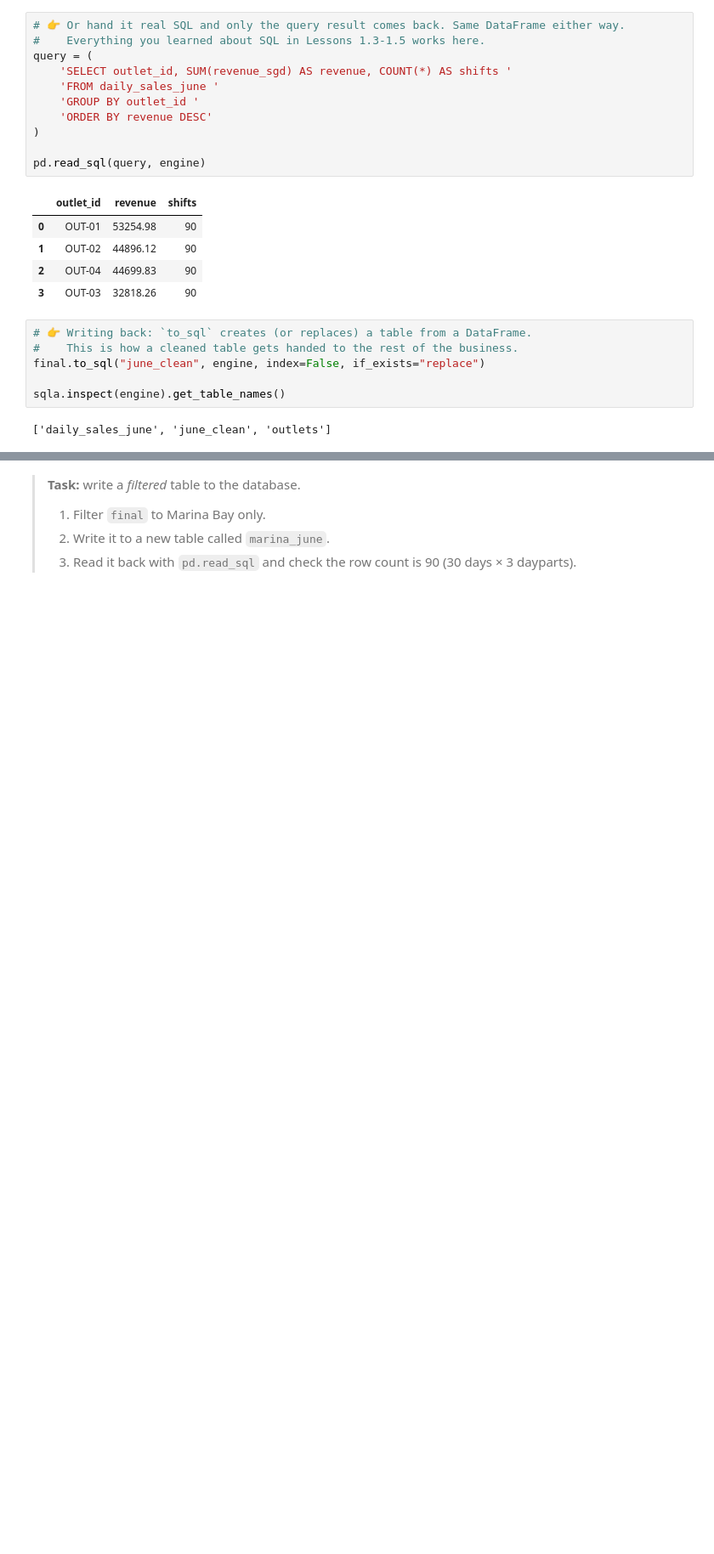
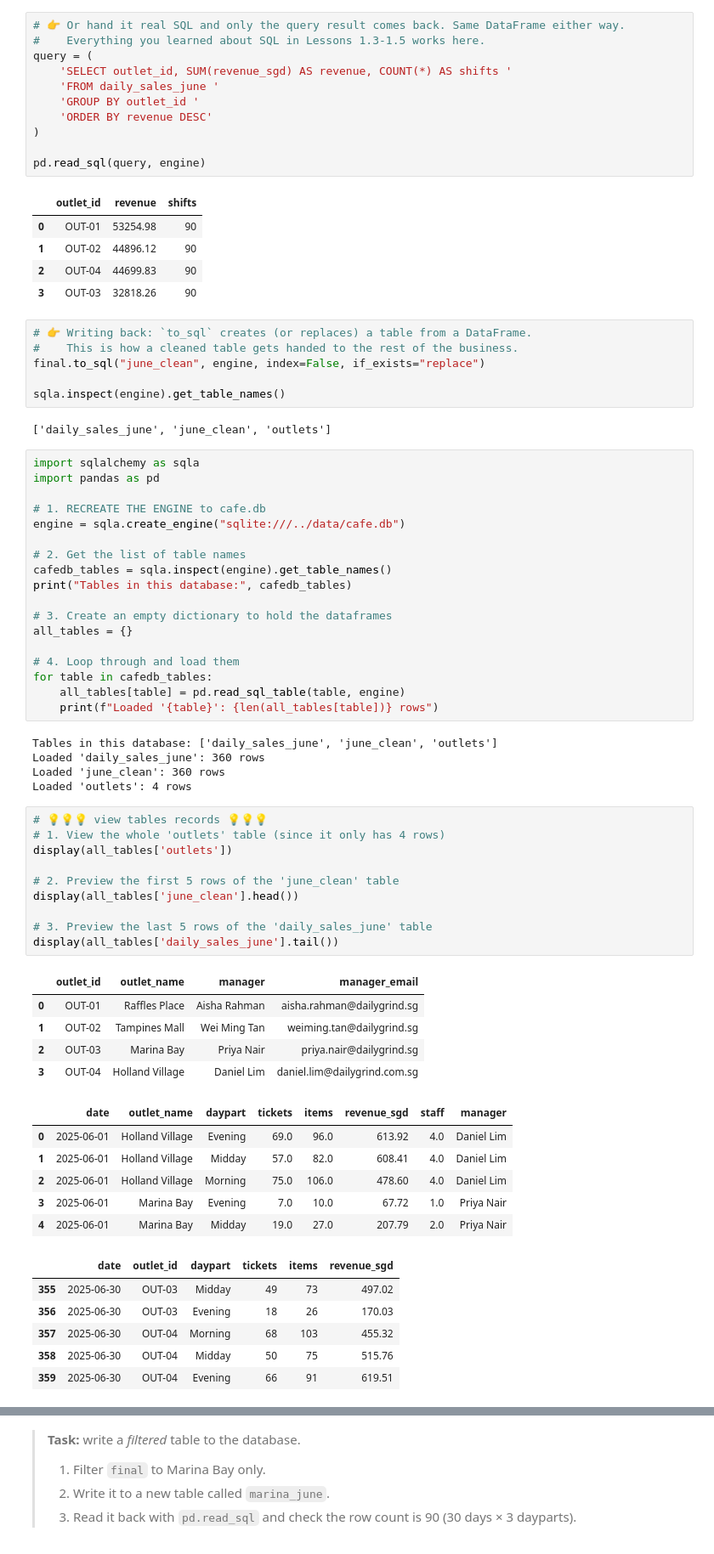
Before and after one commit to PP-123-nt/6m-data-1.8-eda-basic, a Jupyter notebook: notebooks/Part_4_reading_writing_data.ipynb, the cells around one changed output, grey strips where cells are left out. Shown at 85% size. Drawn from its saved outputs; the diff is of its cells as text; blank space fills up the shorter version.

```diff
--- a/notebooks/Part_4_reading_writing_data.ipynb
+++ b/notebooks/Part_4_reading_writing_data.ipynb
@@ -638,3 +638,54 @@ final.to_sql("june_clean", engine, index=False, if_exists="replace")
 sqla.inspect(engine).get_table_names()
 # %% [output]
 ['daily_sales_june', 'june_clean', 'outlets']
+# %%
+import sqlalchemy as sqla
+import pandas as pd
+
+# 1. RECREATE THE ENGINE to cafe.db
+engine = sqla.create_engine("sqlite:///../data/cafe.db")
+
+# 2. Get the list of table names
+cafedb_tables = sqla.inspect(engine).get_table_names()
+print("Tables in this database:", cafedb_tables)
+
+# 3. Create an empty dictionary to hold the dataframes
+all_tables = {}
+
+# 4. Loop through and load them
+for table in cafedb_tables:
+    all_tables[table] = pd.read_sql_table(table, engine)
+    print(f"Loaded '{table}': {len(all_tables[table])} rows")
+# %% [output]
+Tables in this database: ['daily_sales_june', 'june_clean', 'outlets']
+Loaded 'daily_sales_june': 360 rows
+Loaded 'june_clean': 360 rows
+Loaded 'outlets': 4 rows
+# %%
+# 💡💡💡 view tables records 💡💡💡
+# 1. View the whole 'outlets' table (since it only has 4 rows)
+display(all_tables['outlets'])
+
+# 2. Preview the first 5 rows of the 'june_clean' table
+display(all_tables['june_clean'].head())
+
+# 3. Preview the last 5 rows of the 'daily_sales_june' table
+display(all_tables['daily_sales_june'].tail())
+# %% [output]
+|  | outlet_id | outlet_name | manager | manager_email |
+| 0 | OUT-01 | Raffles Place | Aisha Rahman | aisha.rahman@dailygrind.sg |
+| 1 | OUT-02 | Tampines Mall | Wei Ming Tan | weiming.tan@dailygrind.sg |
+| 2 | OUT-03 | Marina Bay | Priya Nair | priya.nair@dailygrind.sg |
+| 3 | OUT-04 | Holland Village | Daniel Lim | daniel.lim@dailygrind.com.sg |
+|  | date | outlet_name | daypart | tickets | items | revenue_sgd | staff | manager |
+| 0 | 2025-06-01 | Holland Village | Evening | 69.0 | 96.0 | 613.92 | 4.0 | Daniel Lim |
+| 1 | 2025-06-01 | Holland Village | Midday | 57.0 | 82.0 | 608.41 | 4.0 | Daniel Lim |
+| 2 | 2025-06-01 | Holland Village | Morning | 75.0 | 106.0 | 478.60 | 4.0 | Daniel Lim |
+| 3 | 2025-06-01 | Marina Bay | Evening | 7.0 | 10.0 | 67.72 | 1.0 | Priya Nair |
+| 4 | 2025-06-01 | Marina Bay | Midday | 19.0 | 27.0 | 207.79 | 2.0 | Priya Nair |
+|  | date | outlet_id | daypart | tickets | items | revenue_sgd |
+| 355 | 2025-06-30 | OUT-03 | Midday | 49 | 73 | 497.02 |
+| 356 | 2025-06-30 | OUT-03 | Evening | 18 | 26 | 170.03 |
+| 357 | 2025-06-30 | OUT-04 | Morning | 68 | 103 | 455.32 |
+| 358 | 2025-06-30 | OUT-04 | Midday | 50 | 75 | 515.76 |
+| 359 | 2025-06-30 | OUT-04 | Evening | 66 | 91 | 619.51 |
```
Also changed, not shown: parts of 4 cells of this notebook, 1 other file.
